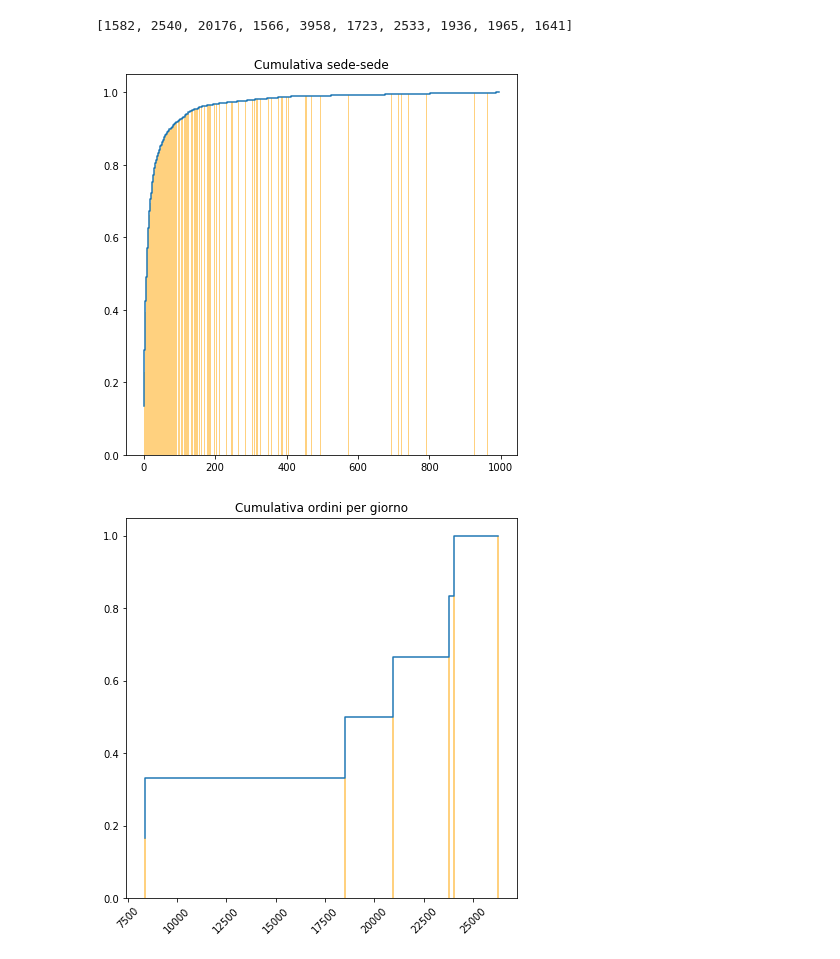
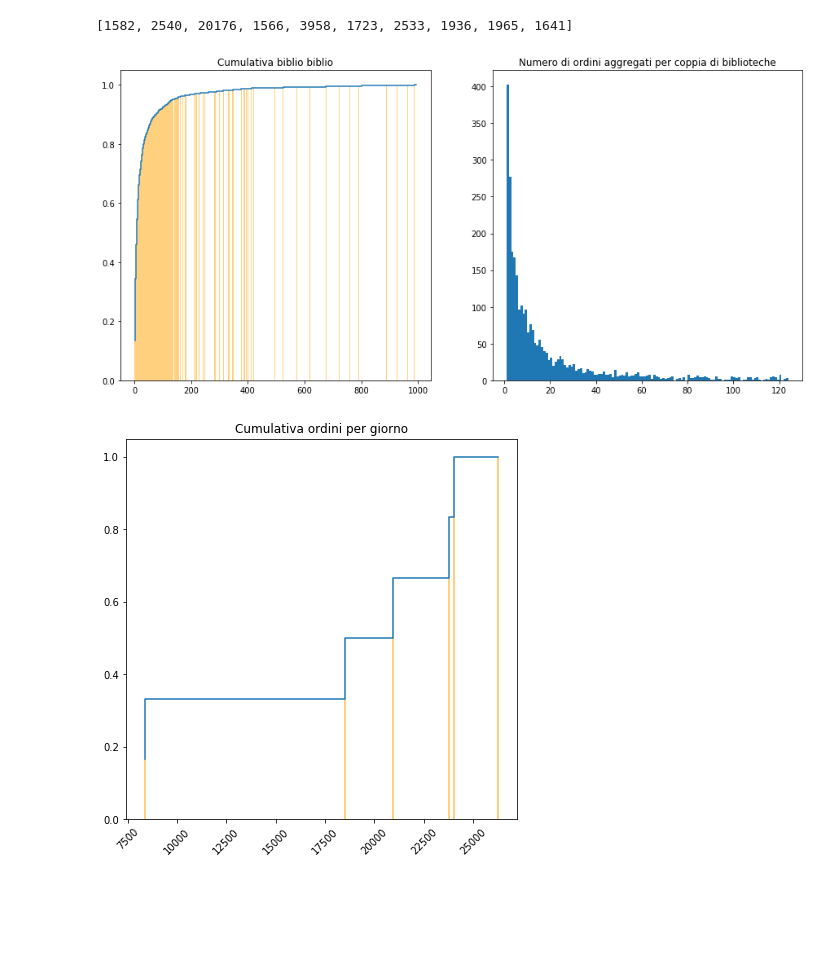
Before and after one commit to MassimoCavagna/Bachelor-Thesis, a Jupyter notebook: Dati/explorative_analysis/Distribution_analysis.ipynb, the cells around one changed output. Saved outputs shown, nothing was run; the diff lists cells and outputs as text; code cells hidden in the pictures; blank space fills up the shorter version.

```diff
--- a/Dati/explorative_analysis/Distribution_analysis.ipynb
+++ b/Dati/explorative_analysis/Distribution_analysis.ipynb
@@ -107,0 +171,4 @@ max(s_b_f["partenza"])
+# %%
+#Single biblio freq
+s_b_f = pd.read_csv("distribution/ords_by_date_filtered.csv", delimiter=";", encoding = "ISO-8859-1", index_col=0)
+s_b_f
@@ -163,0 +245,31 @@ plt.show()
+# %%
+pos = 1
+plt.figure(figsize=[15,50])
+for d in k.index:
+    tmp = pd.read_csv("distribution/"+d+"_biblio_freq.csv", delimiter=";", encoding = "ISO-8859-1", index_col=0)
+    tot = []
+
+    for lt in tmp.values.tolist():
+        tot += lt
+
+    tot_rz = [n for n in tot if n!=0]
+
+    x = []
+    y = []
+    for i in range(1,1000):
+        c = list(tot_rz).count(i)
+        if c>0:
+            y.append(c)
+            x.append(i)
+
+    plt.subplot(7,2,pos)
+    plt.bar(x, np.cumsum(y)/max(np.cumsum(y)), width=1, color="orange", alpha=0.5)
+    plt.step(x, np.cumsum(y)/max(np.cumsum(y)))
+    plt.title("Cumulativa per "+d+" e coppia")
+    pos+=1
+    plt.subplot(7,2,pos)
+    plt.hist(tot_rz, bins=range(1, 125, 1))
+    plt.ylim([0,650])
+    plt.title("Numero di ordini aggregati per "+d+" e sede di partenza")
+    pos += 1
+plt.show()
@@ -180,14 +294,19 @@ for i in range(1,1000):
 # %% [output]
 [1582, 2540, 20176, 1566, 3958, 1723, 2533, 1936, 1965, 1641]
 # %%
-plt.figure(figsize=[7,7])
+plt.figure(figsize=[15,7])
+plt.subplot(121)
 plt.bar(x, np.cumsum(y)/max(np.cumsum(y)), width=1, color="orange", alpha=0.5)
 plt.step(x, np.cumsum(y)/max(np.cumsum(y)))
-plt.title("Cumulativa sede-sede")
+plt.title("Cumulativa biblio biblio")
+
+plt.subplot(122)
+plt.hist(tot_rz, bins=range(1, 125, 1))
+plt.title("Numero di ordini aggregati per coppia di biblioteche")
 
 plt.show()
 # %% [output]
-[figure, old version]
+[figure, new version]
 # %%
 plt.figure(figsize=[7,7])
 h = [len(x) for x in k]
```
Also changed, not shown: parts of 18 cells of this notebook, 9 other files.
